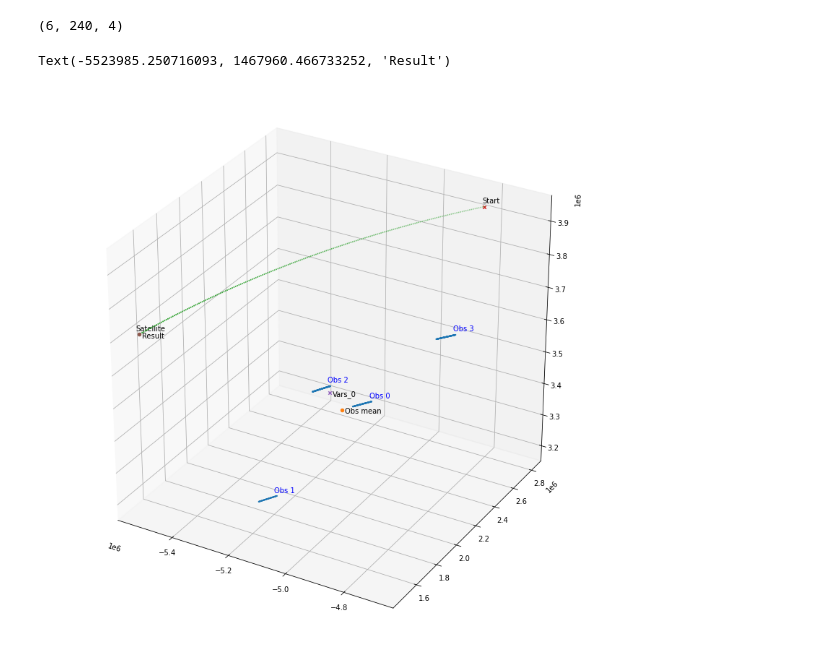
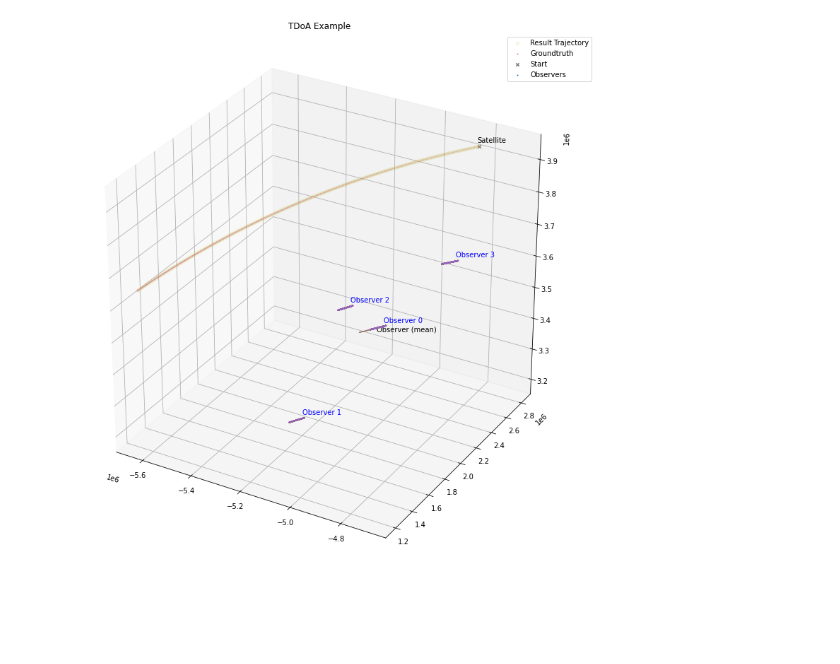
Before and after one commit to aerospaceresearch/orbitdeterminator, a Jupyter notebook: orbitdeterminator/doppler_determination/orbdet/notebooks/test_tdoa.ipynb, the cells around one changed output. Cells and saved outputs as stored; diff of their text form; code cells hidden in the pictures; blank space fills up the shorter version.

```diff
--- a/orbitdeterminator/doppler_determination/orbdet/notebooks/test_tdoa.ipynb
+++ b/orbitdeterminator/doppler_determination/orbdet/notebooks/test_tdoa.ipynb
@@ -50,33 +26,0 @@ ax.title.set_text(f"Station 0 ToF")
-# %%
-
-x_0, t_sec, x_sat_orbdyn_stm, x_obs_multiple, _ = get_example_scenario(id=3, frame='teme')
-tdoa, tof = get_tdoa_simulated(x_sat_orbdyn_stm, x_obs_multiple)
-r, rr = range_range_rate(x_sat_orbdyn_stm, x_obs_multiple)
-
-idx = 200
-x_sat = np.expand_dims(x_sat_orbdyn_stm[0:3, idx], axis=1)
-x_obs = x_obs_multiple[0:3, :, :]
-
-print(x_obs.shape)
-
-x_obs_mean = np.mean(x_obs, axis=2)
-
-print(x_obs_mean.shape)
-print(x_obs_mean[0,idx])
-print(x_obs_mean[1,idx])
-print(x_obs_mean[2,idx])
-
-vars_0  = [x_sat.item(0)+50000, x_sat.item(1)+50000, x_sat.item(2)+50000, 5e-3]
-vars_0  = [x_obs_mean[0, idx]*1.01, x_obs_mean[1, idx]*1.01, x_obs_mean[2, idx]*1.01, 5e-3]
-
-vars_gt = [x_sat.item(0), x_sat.item(1), x_sat.item(2), r[0,idx]/C]
-data    = (x_obs_multiple[0:3, idx, :], tdoa[:, idx])
-
-a = tdoa_objective_function(vars_0, *data)
-
-result = fsolve(tdoa_objective_function, vars_0, args=data)
-
-print(f"Initial: \t{np.array(vars_0)}")
-print(f"Groundtruth: \t{np.array(vars_gt)}, Norm: \t{np.linalg.norm(vars_gt)}")
-print(f"Result: \t{result}, Norm: \t{np.linalg.norm(result)}")
-print(f"Difference:\t{result - vars_gt}, Norm: \t{np.linalg.norm(result - vars_gt)}")
@@ -93,38 +27,6 @@ Difference:     [-4.3027e-04 -9.9248e-04  5.4942e-04  3.1134e-12], Norm:
-# %%
-fig = plt.figure(figsize=(14,14))
-
-print(x_obs_multiple.shape)
-
-n_vis = 200
-txtp = 1.002
-txtn = 0.998
-
-ax = fig.add_subplot(111, projection='3d')
-
-#plot_sphere(ax, d=R_EQ, n=40)
-# Observer
-obs = ax.scatter(x_obs_multiple[0,:,:], x_obs_multiple[1,:,:], x_obs_multiple[2,:,:], marker='o', s=1)
-for i in range(x_obs_multiple.shape[2]):
-    ax.text(x_obs_multiple[0,0,i]*txtp, x_obs_multiple[1,0,i]*txtp, x_obs_multiple[2,0,i]*txtp, f"Obs {i}",c='b')
-    ax.scatter(x_obs_multiple[0,:,:], x_obs_multiple[1,:,:], x_obs_multiple[2,:,:], marker='o', s=1)
-# Mean observer position
-obs_mean = ax.scatter(x_obs_mean[0, idx], x_obs_mean[1, idx], x_obs_mean[2, idx], marker='o')
-ax.text(x_obs_mean[0, idx]*txtn, x_obs_mean[1, idx]*txtn, x_obs_mean[2, idx]*txtn, f"Obs mean")
-
-# Satellite
-sat = ax.scatter(x_sat_orbdyn_stm[0,:n_vis], x_sat_orbdyn_stm[1,:n_vis], x_sat_orbdyn_stm[2,:n_vis], s=1)
-sat_0 = ax.scatter(x_sat_orbdyn_stm[0,0], x_sat_orbdyn_stm[1,0], x_sat_orbdyn_stm[2,0], marker='x')
-ax.text(x_sat_orbdyn_stm[0,0]*txtp, x_sat_orbdyn_stm[1,0]*txtp, x_sat_orbdyn_stm[2,0]*txtp, "Start")
-ax.text(x_sat_orbdyn_stm[0,idx]*txtp, x_sat_orbdyn_stm[1,idx]*txtp, x_sat_orbdyn_stm[2,idx]*txtp, "Satellite")
-
-# Initial position
-ax.scatter(vars_0[0], vars_0[1], vars_0[2], marker='x')
-ax.text(vars_0[0]*txtn, vars_0[1]*txtn, vars_0[2]*txtn, f"Vars_0")
-
-# Result
-ax.scatter(result[0], result[1], result[2], marker='o', facecolor=None)
-ax.text(result[0]*txtn, result[1]*txtn, result[2]*txtn, f"Result")
-# %% [output]
-(6, 240, 4)
-Text(-5523985.250716093, 1467960.466733252, 'Result')
-[figure, removed]
+# %%
+p_sat, tau = solve_tdoa(tdoa, x_obs)
+
+fig = plot_tdoa_results(p_sat, x_obs, x_sat)
+# %% [output]
+[figure, added]
```
Also changed, not shown: parts of 3 cells of this notebook, 4 other files.
